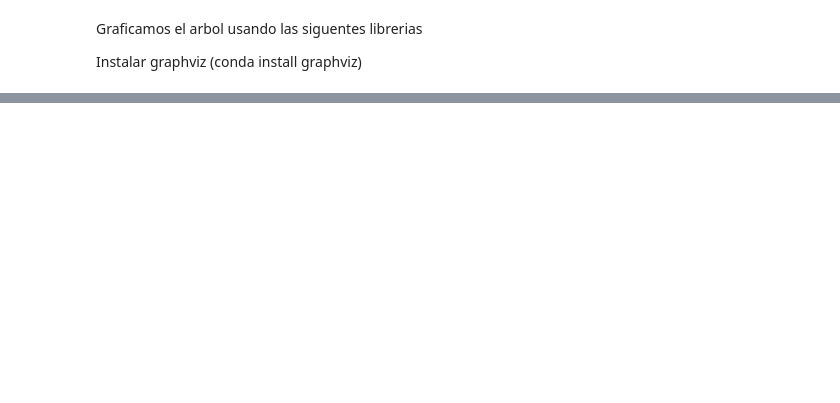
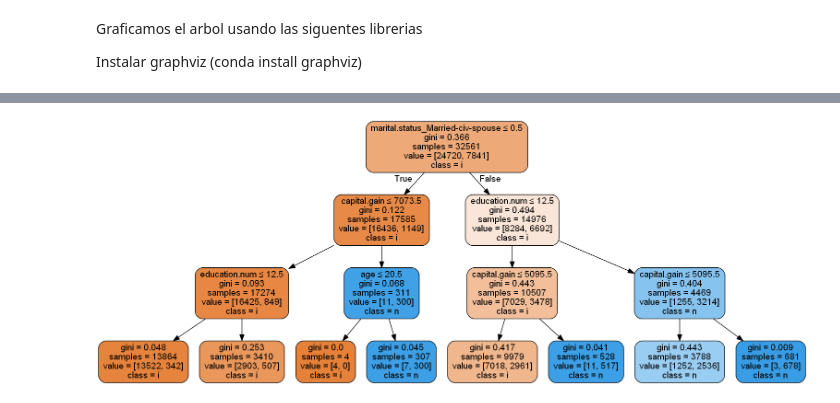
Before and after one commit to fepineda/AnalisisCensos, a Jupyter notebook: RedesNeuronales.ipynb, the cells around one changed output, grey strips where cells are left out. Drawn from its saved outputs; the diff is of its cells as text; code cells hidden in the pictures; blank space fills up the shorter version.

```diff
--- a/RedesNeuronales.ipynb
+++ b/RedesNeuronales.ipynb
@@ -362,0 +416,15 @@ ModuleNotFoundError: No module named 'graphviz'
+# %%
+from IPython.display import Image
+from sklearn import tree
+dataTemporal = tree.export_graphviz(
+             dtc, out_file=None,
+             feature_names=X.columns,
+             class_names=y.name,
+             filled=True, rounded=True,
+             special_characters=True
+             )
+import pydotplus
+grafico = pydotplus.graphviz.graph_from_dot_data(dataTemporal)
+Image(grafico.create_png())
+# %% [output]
+[figure, added]
```
Also changed, not shown: parts of 9 cells of this notebook.
